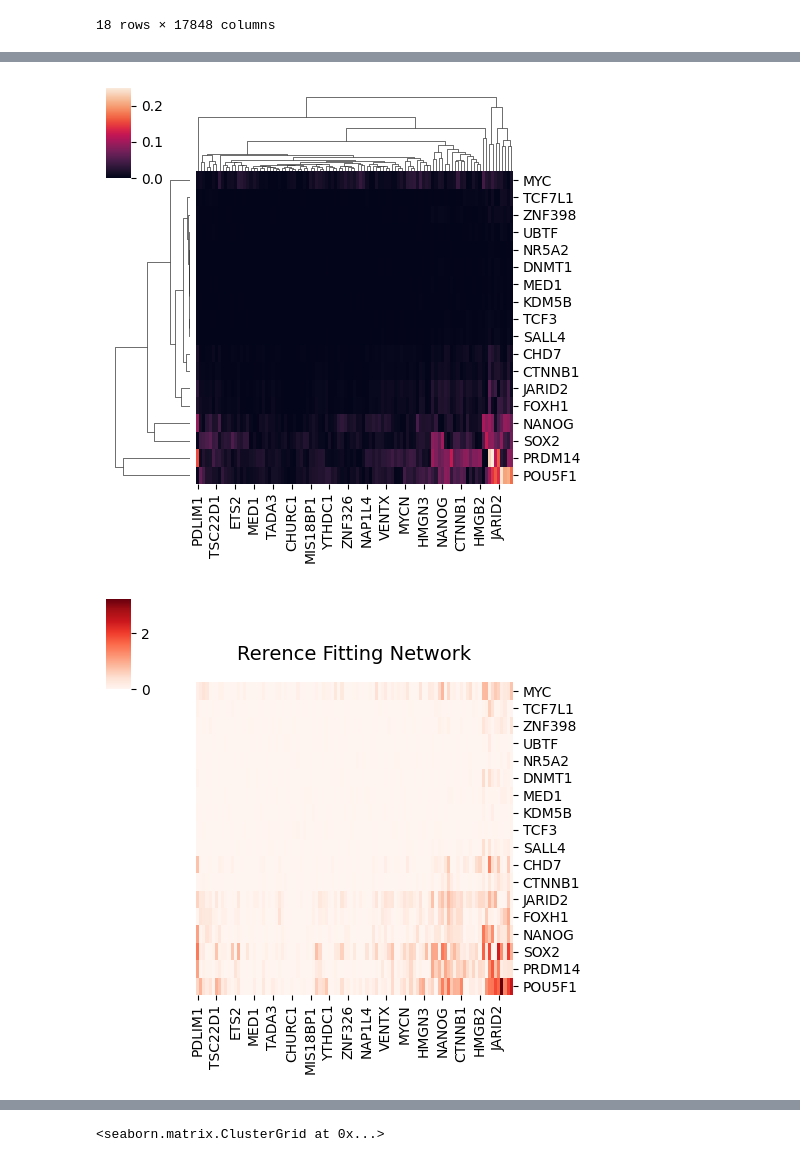
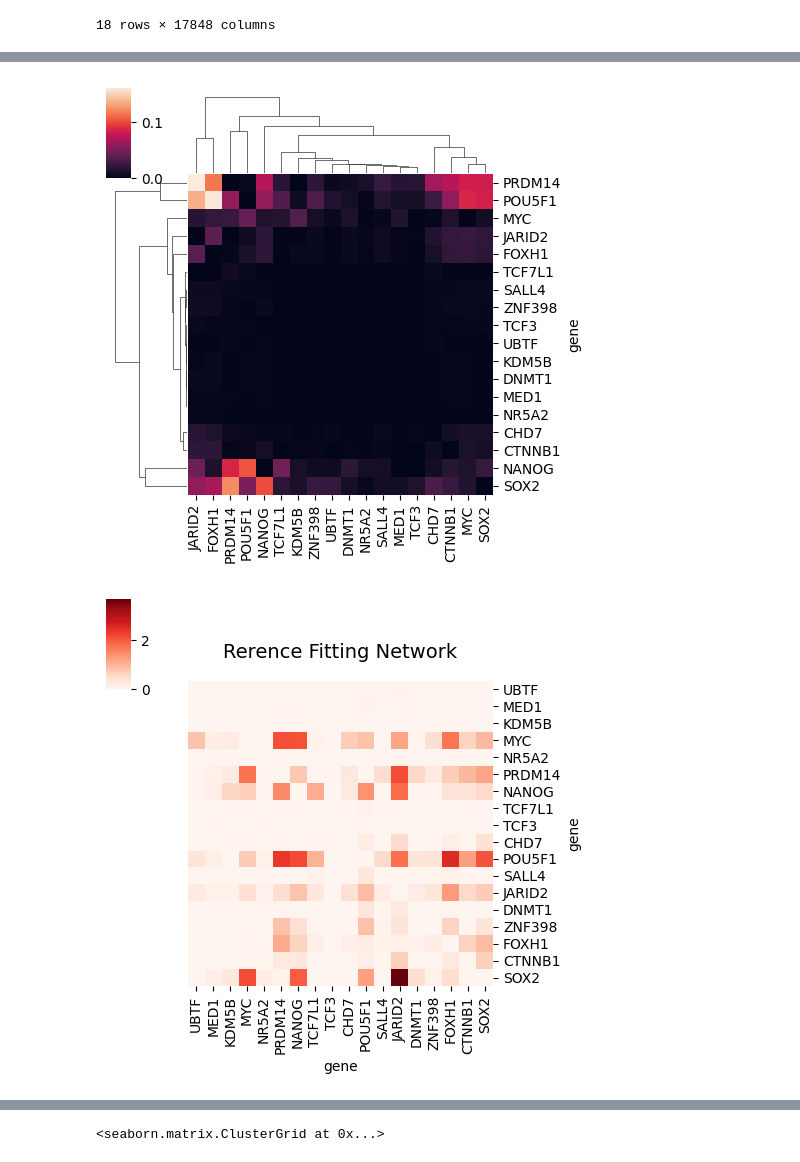
Before and after one commit to NoahElRimawiFine/StructureFlow, a Jupyter notebook: notebooks/renge_scCRISPR.ipynb, the cells around one changed output, grey strips where cells are left out. Drawn from its saved outputs; the diff is of its cells as text; code cells hidden in the pictures.

```diff
--- a/notebooks/renge_scCRISPR.ipynb
+++ b/notebooks/renge_scCRISPR.ipynb
@@ -183,6 +206,8 @@ _kos =list(dists_ko.sort_values()[::-1][range(8)].index)
 _kos
 # %% [output]
 ['ZIC2', 'ZIC3', 'MYC', 'RUNX1T1', 'SOX2', 'NANOG', 'PRDM14', 'POU5F1']
+# %%
+_kos = ['POU5F1', 'PRDM14', 'NANOG', 'SOX2', 'MYC']
 # %%
 _adata = adata[adata.obs.ko.isin(_kos), :]
 
@@ -409,7 +434,7 @@ A_ref
 | SOX2 | 0.0 | 0.0 | 0.0 | 0.0 | 0.0 | 0.000000 | 0.0 | 0.0 | 0.0 | 0.0 | ... |
 18 rows × 17848 columns
 # %%
-A = pd.read_csv('../data/Renge/W_v_seed5_0.0793.csv', header=0, index_col=0)
+A = pd.read_csv('../W_v_sf2m__mix:False_1_ogsetting.csv', header=0, index_col=0)
 print(A.head())
 
 A = A.copy()
@@ -438,3 +463,9 @@ genes_common = pd.Index(set(A_ref.columns).intersection(set(A.index)))
 tfs = A_ref.index
 tfs_no_ko = [i for i in tfs if i not in _kos]
 tfs_ko = [i for i in tfs if i in _kos]
+# %%
+common = list(pd.Index(tfs).intersection(genes_common))  # ONE ordered list
+A_sub  = A_renge.loc[common, common]                          # rows = cols
+
+cg = sb.clustermap(A_sub.abs(), cmap="Reds", figsize=(5, 5),
+                   row_cluster=False, col_cluster=False)
@@ -441,16 +474,16 @@ tfs_ko = [i for i in tfs if i in _kos]
 # %%
-cg = sb.clustermap(A_renge.loc[tfs, genes_common].abs(), figsize = (5, 5))
+cg = sb.clustermap(A_renge.loc[common, common].abs(), figsize = (5, 5))
 # %% [output]
-[figure, old version]
+[figure, new version]
 # %%
 _A = pd.DataFrame(estim_alt.A, index = adata_tf.var.index, columns=adata_tf.var.index)
 threshold = np.quantile(_A.values, 0)
 _A[_A < threshold] = 0
-cg = sb.clustermap(_A.loc[tfs, genes_common].abs().iloc[cg.dendrogram_row.reordered_ind, cg.dendrogram_col.reordered_ind], figsize = (5, 5), row_cluster = False, cmap="Reds", col_cluster= False)
+cg = sb.clustermap(_A.loc[common, common].abs(), figsize = (5, 5), row_cluster = False, cmap="Reds", col_cluster= False)
 cg.ax_heatmap.set_title("Rerence Fitting Network", fontsize=14, pad=16)
 plt.savefig("RF_heatmap.pdf")
 # %% [output]
-[figure, old version]
+[figure, new version]
 # %%
 threshold = np.quantile(A.values, 0.99)
 A[A < threshold] = 0
```
Also changed, not shown: parts of 23 cells of this notebook, 1 other file.
